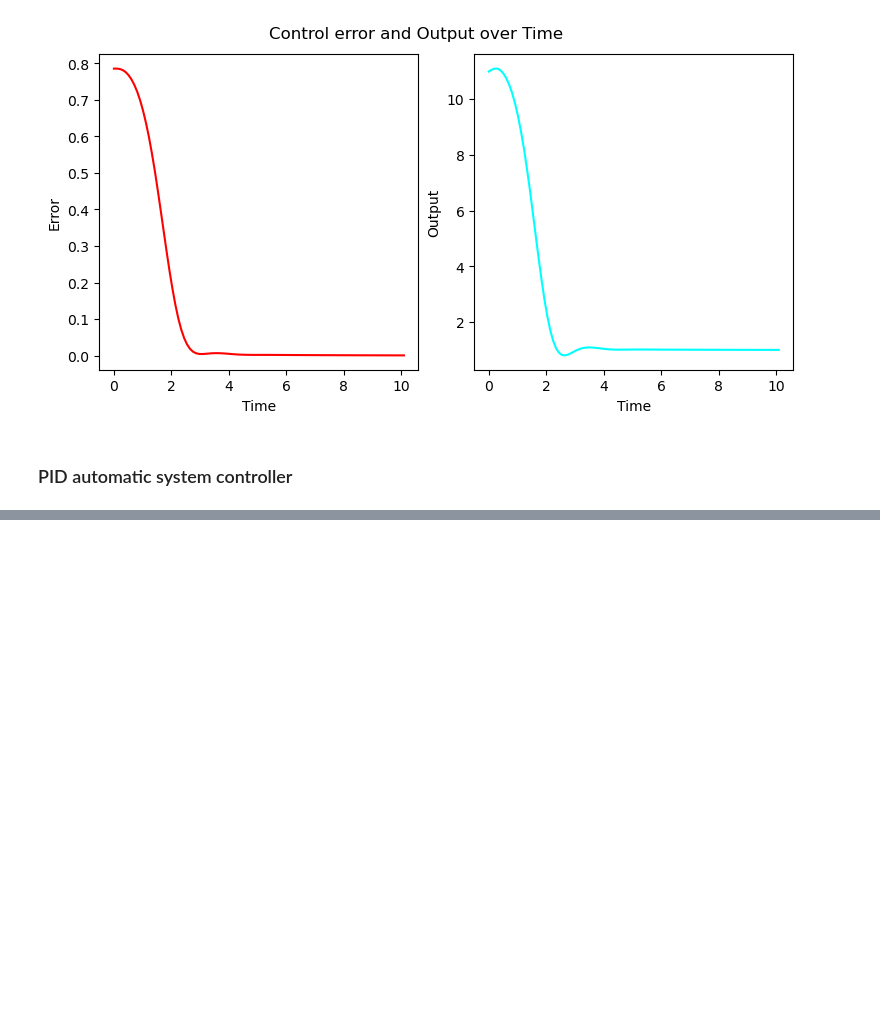
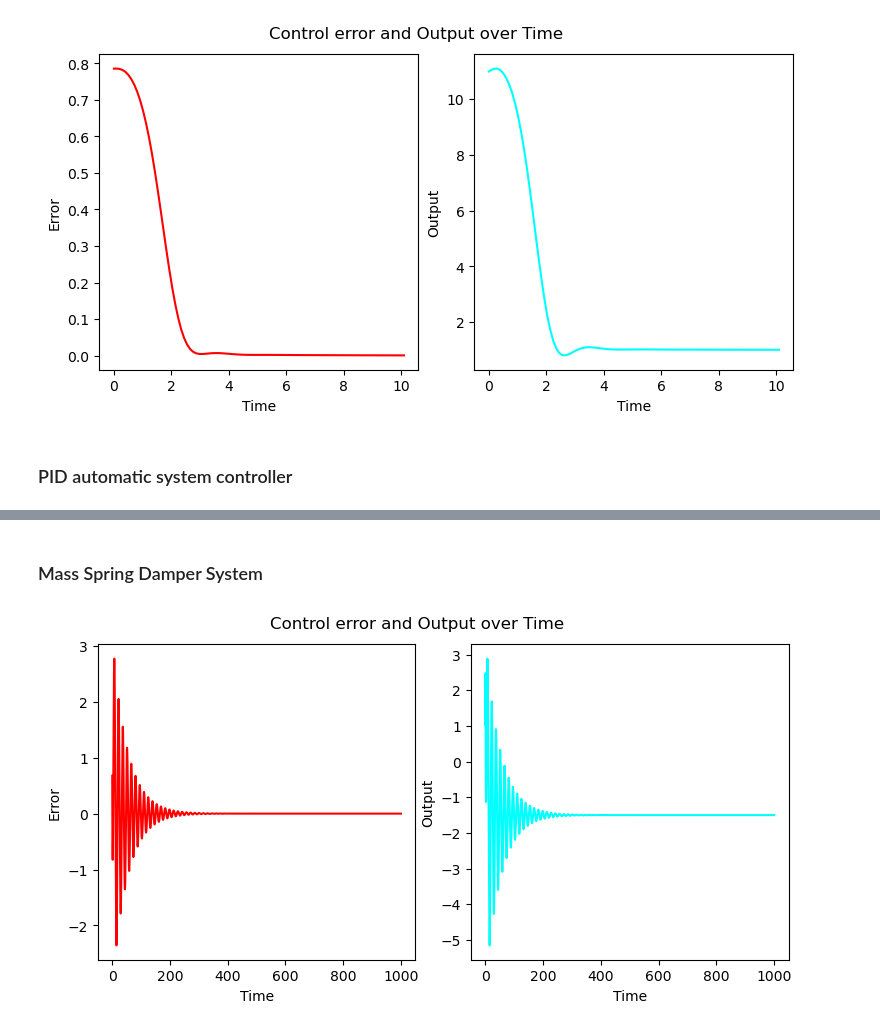
Before and after one commit to OllieKampo/aloy, a Jupyter notebook: control/examples.ipynb, the cells around one changed output, grey strips where cells are left out. Drawn from its saved outputs; the diff is of its cells as text; code cells hidden in the pictures; blank space fills up the shorter version.

```diff
--- a/control/examples.ipynb
+++ b/control/examples.ipynb
@@ -100,0 +104,30 @@ plot_error(time_points, error_values, output_values)
+# %% [markdown]
+### Mass Spring Damper System
+# %%
+import numpy as np
+from control.pid import PIDController
+from control.systems import MassSpringDamperSystem
+from control.controlutils import plot_error
+
+mass_spring_damper_system = MassSpringDamperSystem.random_start(spring_constant=2.0, damping_constant=0.5, steady_state_error=1.5)
+controller = PIDController(1.53007002, -0.23681911, -0.90448706)
+
+ticks: int = 10000
+delta_time: float = 0.1
+
+time_points = np.full(ticks, delta_time).cumsum()
+error_values = np.empty(ticks)
+output_values = np.empty(ticks)
+
+for tick in range(ticks):
+    input = mass_spring_damper_system.get_control_input()
+    setpoint = mass_spring_damper_system.get_setpoint()
+    output = controller.control_output(input, setpoint, delta_time, abs_tol=None)
+    # output = 0.0
+    mass_spring_damper_system.set_control_output(output, delta_time)
+    error_values[tick] = input - setpoint
+    output_values[tick] = output
+
+plot_error(time_points, error_values, output_values)
+# %% [output]
+[figure, added]
```
Also changed, not shown: parts of 4 cells of this notebook, 2 other files.
